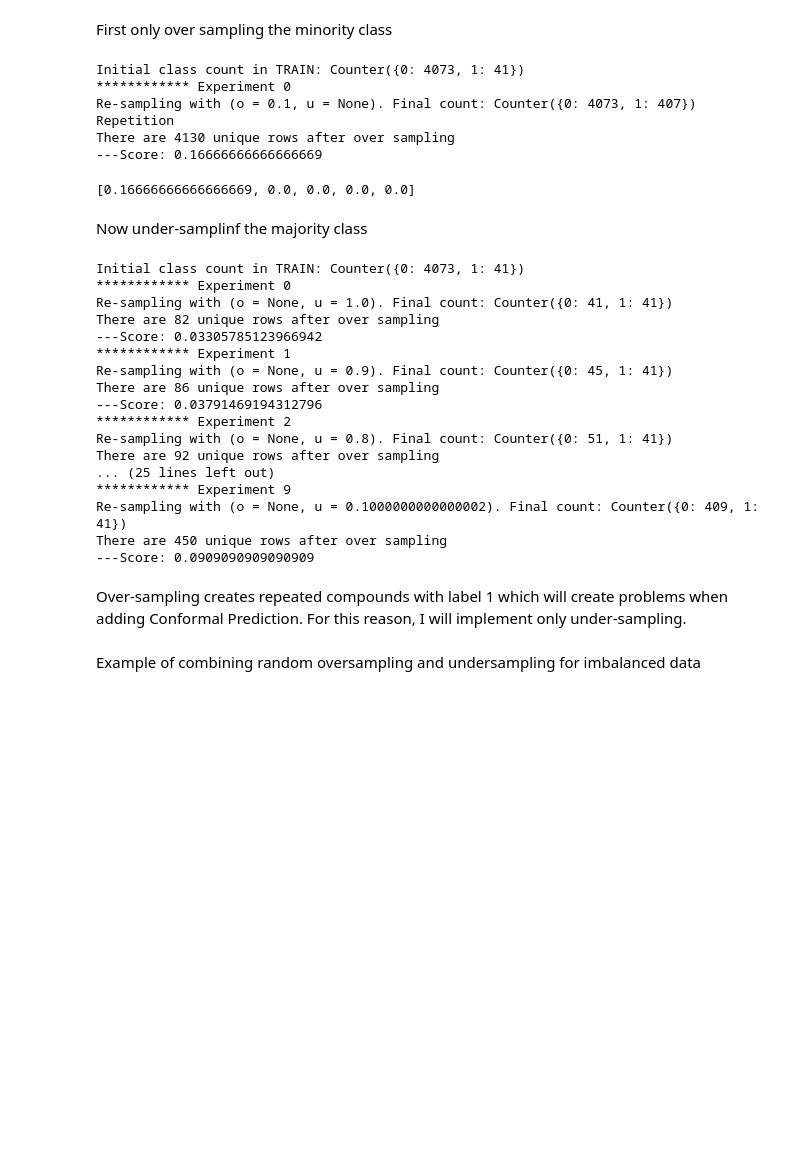
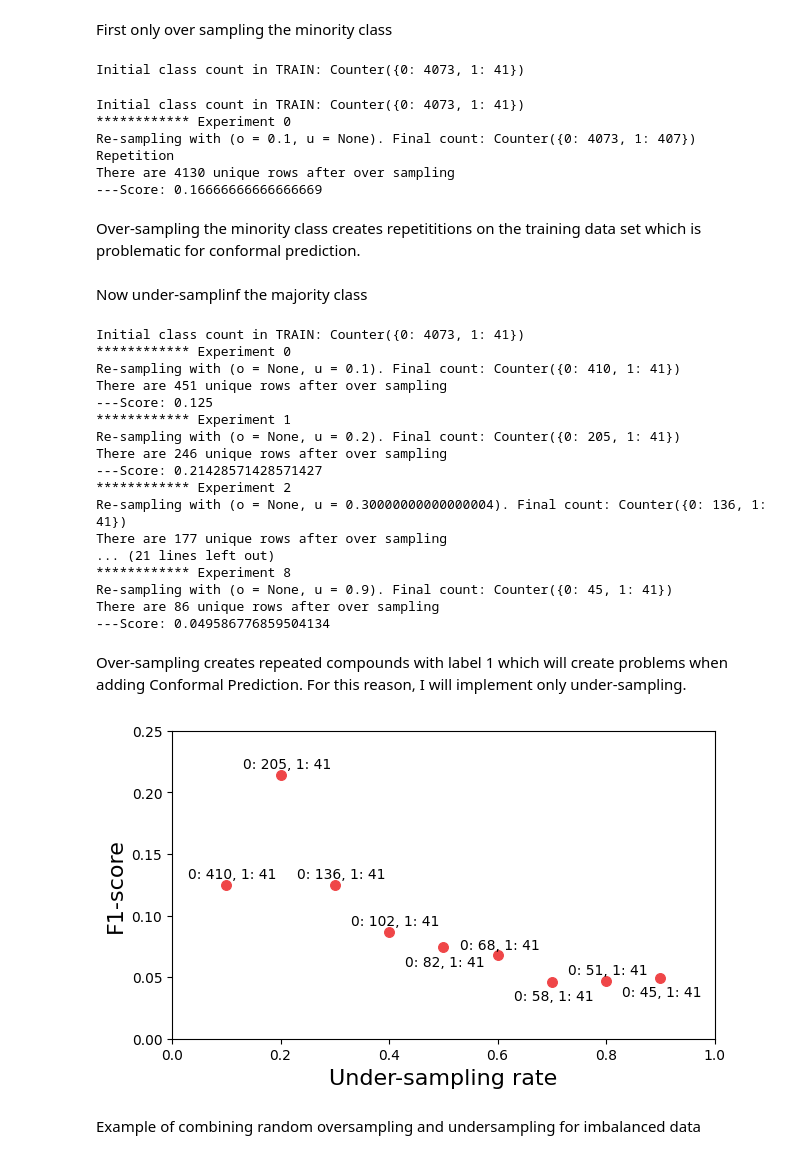
Before and after one commit to pharmbio/Thesis_ActLearn_DOP_2022, a Jupyter notebook: main/active_learning/smote_experiments_v2.ipynb, the cells around one changed output. Cells and saved outputs as stored; diff of their text form; code cells hidden in the pictures; blank space fills up the shorter version.

```diff
--- a/main/active_learning/smote_experiments_v2.ipynb
+++ b/main/active_learning/smote_experiments_v2.ipynb
@@ -58,12 +58,15 @@ Class count in TEST: Counter({0: 1019, 1: 10})
 ### Experiment again...
 # %% [markdown]
 First only over sampling the minority class
+# %%
+counter = 0
+clf = LogisticRegression(random_state=0)#AdaBoostClassifier(DecisionTreeClassifier(max_depth = 3), n_estimators = 100, random_state = 84723)
+
+over_samp_matrix2 = []
+print(f'Initial class count in TRAIN: {Counter(y_train)}')
+# %% [output]
+Initial class count in TRAIN: Counter({0: 4073, 1: 41})
 # %%
-counter = 0
-clf = AdaBoostClassifier(DecisionTreeClassifier(max_depth = 3), n_estimators = 100, random_state = 84723)
-over_samp_matrix2 = []
-print(f'Initial class count in TRAIN: {Counter(y_train)}')
-
 for o in np.arange(0.1, 0.2, 0.1):
 
     print(f'************ Experiment {counter}')
@@ -93,10 +96,8 @@ Re-sampling with (o = 0.1, u = None). Final count: Counter({0: 4073, 1: 407})
 Repetition
 There are 4130 unique rows after over sampling
 ---Score: 0.16666666666666669
-# %%
-over_samp_matrix
-# %% [output]
-[0.16666666666666669, 0.0, 0.0, 0.0, 0.0]
+# %% [markdown]
+Over-sampling the minority class creates repetititions on the training data set which is problematic for conformal prediction.
 # %% [markdown]
 Now under-samplinf the majority class
 # %%
@@ -104,7 +105,7 @@ counter = 0
 under_samp_matrix = []
 print(f'Initial class count in TRAIN: {Counter(y_train)}')
 
-for u in np.arange(1.0, 0.0, -0.1):
+for u in np.arange(0.1, 1.0, 0.1):
 
     print(f'************ Experiment {counter}')
 
@@ -132,23 +133,46 @@ for u in np.arange(1.0, 0.0, -0.1):
 # %% [output]
 Initial class count in TRAIN: Counter({0: 4073, 1: 41})
 ************ Experiment 0
-Re-sampling with (o = None, u = 1.0). Final count: Counter({0: 41, 1: 41})
-There are 82 unique rows after over sampling
----Score: 0.03305785123966942
+Re-sampling with (o = None, u = 0.1). Final count: Counter({0: 410, 1: 41})
+There are 451 unique rows after over sampling
+---Score: 0.125
 ************ Experiment 1
+Re-sampling with (o = None, u = 0.2). Final count: Counter({0: 205, 1: 41})
+There are 246 unique rows after over sampling
+---Score: 0.21428571428571427
+************ Experiment 2
+Re-sampling with (o = None, u = 0.30000000000000004). Final count: Counter({0: 136, 1: 41})
+There are 177 unique rows after over sampling
+... (21 lines left out)
+************ Experiment 8
 Re-sampling with (o = None, u = 0.9). Final count: Counter({0: 45, 1: 41})
 There are 86 unique rows after over sampling
----Score: 0.03791469194312796
-************ Experiment 2
-Re-sampling with (o = None, u = 0.8). Final count: Counter({0: 51, 1: 41})
-There are 92 unique rows after over sampling
-... (25 lines left out)
-************ Experiment 9
-Re-sampling with (o = None, u = 0.1000000000000002). Final count: Counter({0: 409, 1: 41})
-There are 450 unique rows after over sampling
----Score: 0.0909090909090909
+---Score: 0.049586776859504134
 # %% [markdown]
 Over-sampling creates repeated compounds with label 1 which will create problems when adding Conformal Prediction. For this reason, I will implement only under-sampling.
+# %%
+rates = ['0: 410, 1: 41', '0: 205, 1: 41', '0: 136, 1: 41', '0: 102, 1: 41',
+         '0: 82, 1: 41', '0: 68, 1: 41', '0: 58, 1: 41', '0: 51, 1: 41', '0: 45, 1: 41']
+us = np.arange(0.1, 1.0, 0.1)
+
+fig, ax = plt.subplots(1, 1, figsize=(7,4))
+ax.scatter(us, under_samp_matrix, marker = 'o', s=50, color=[.937, .275, .282],linewidth=0.8)
+
+ax.set_ylabel('F1-score', color="black", fontsize=16)
+ax.set_xlabel('Under-sampling rate', color="black", fontsize=16)
+ax.set_ylim([0, 0.25])
+ax.set_xlim([0,1])
+
+for i, txt in enumerate(rates):
+    j=0.005
+    if i == 8 or i== 6 or i==4:
+        j = -0.015
+    ax.annotate(txt, (us[i]-0.07, under_samp_matrix[i]+j))
+
+plt.savefig('under-sampling.jpg',bbox_inches='tight', dpi=150)
+plt.show()
+# %% [output]
+[figure, added]
 # %% [markdown]
 Example of combining random oversampling and undersampling for imbalanced data
 # %%
```
Also changed, not shown: 4 other files.
